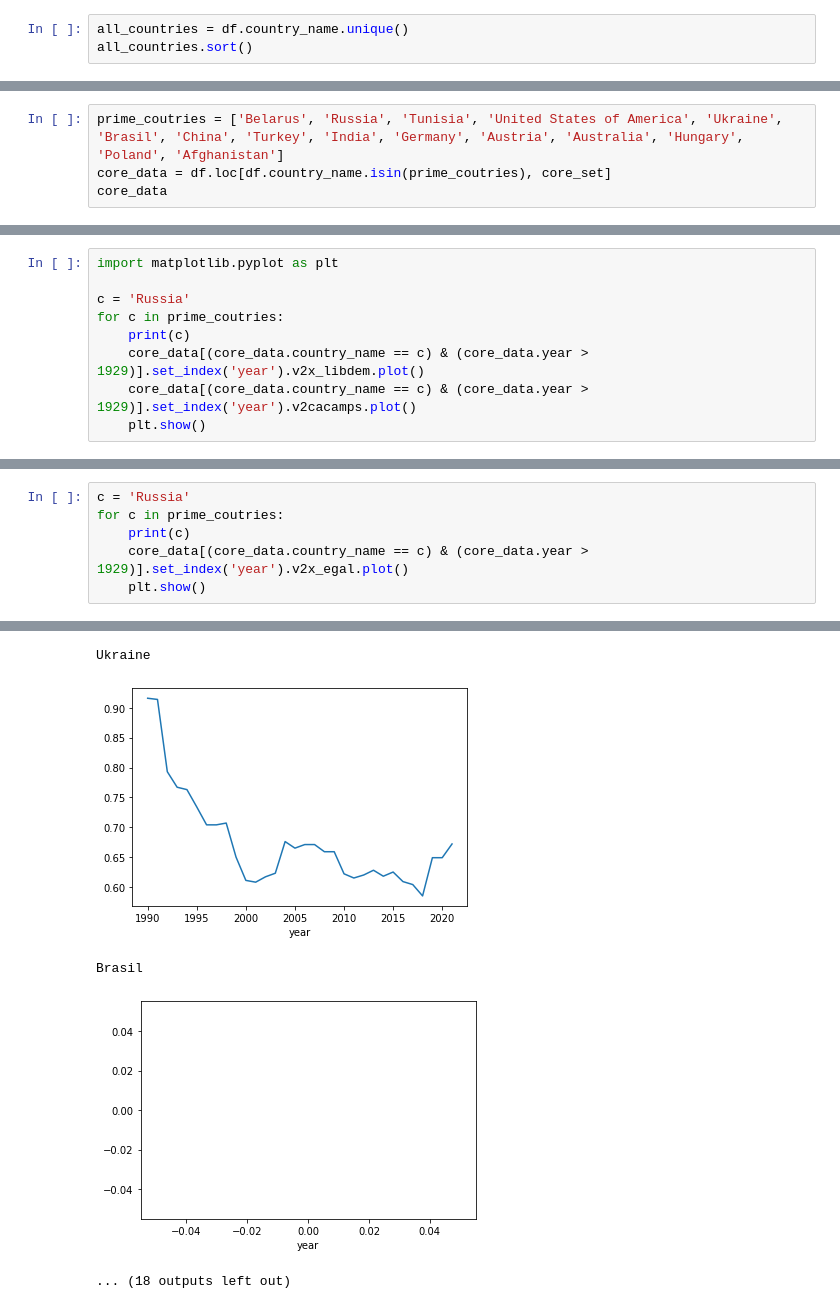
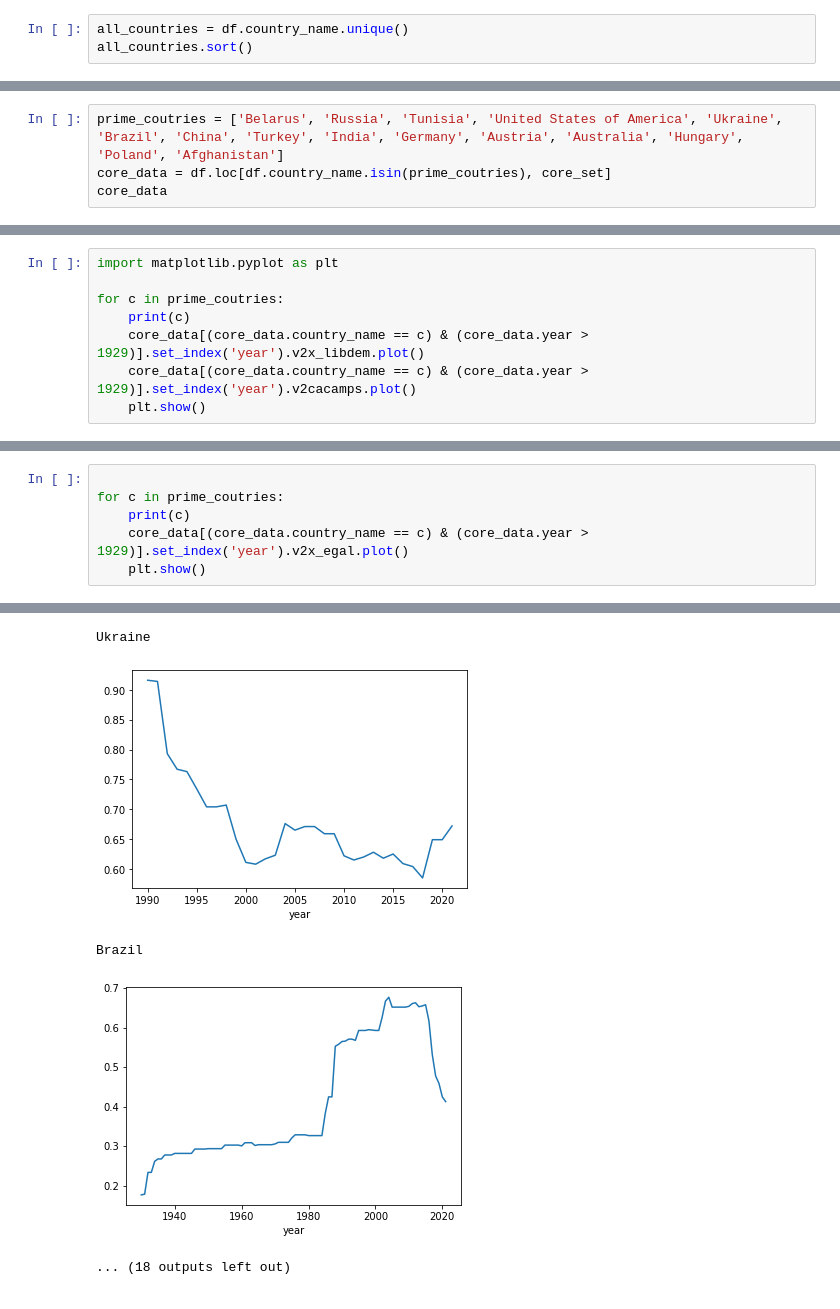
Before and after one commit to jkrauss/democracy, a Jupyter notebook: second_eda.ipynb, the cells around one changed output, grey strips where cells are left out. Drawn from its saved outputs; the diff is of its cells as text.

```diff
--- a/second_eda.ipynb
+++ b/second_eda.ipynb
@@ -46,5 +67,5 @@ all_countries.sort()
 # %%
-prime_coutries = ['Belarus', 'Russia', 'Tunisia', 'United States of America', 'Ukraine', 'Brasil', 'China', 'Turkey', 'India', 'Germany', 'Austria', 'Australia', 'Hungary', 'Poland', 'Afghanistan']
+prime_coutries = ['Belarus', 'Russia', 'Tunisia', 'United States of America', 'Ukraine', 'Brazil', 'China', 'Turkey', 'India', 'Germany', 'Austria', 'Australia', 'Hungary', 'Poland', 'Afghanistan']
 core_data = df.loc[df.country_name.isin(prime_coutries), core_set]
 core_data
 # %% [output]
@@ -64,7 +85,6 @@ core_data
 # %%
 import matplotlib.pyplot as plt
 
-c = 'Russia'
 for c in prime_coutries:
     print(c)
     core_data[(core_data.country_name == c) & (core_data.year > 1929)].set_index('year').v2x_libdem.plot()
@@ -86,21 +106,21 @@ Brasil
 ... (18 outputs left out)
 # %%
-c = 'Russia'
+
 for c in prime_coutries:
     print(c)
     core_data[(core_data.country_name == c) & (core_data.year > 1929)].set_index('year').v2x_egal.plot()
     plt.show()
 # %% [output]
 Belarus
 [figure]
 Russia
 [figure]
 Tunisia
 [figure]
 United States of America
 [figure]
 Ukraine
 [figure]
-Brasil
+Brazil
-[figure, old version]
+[figure, new version]
 ... (18 outputs left out)
```
Also changed, not shown: parts of 7 cells of this notebook.
